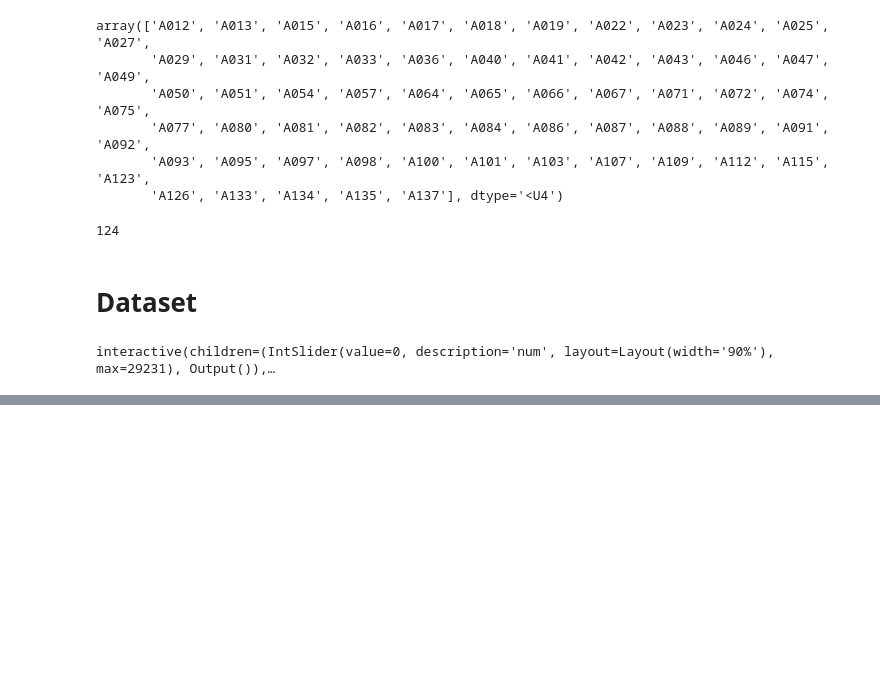
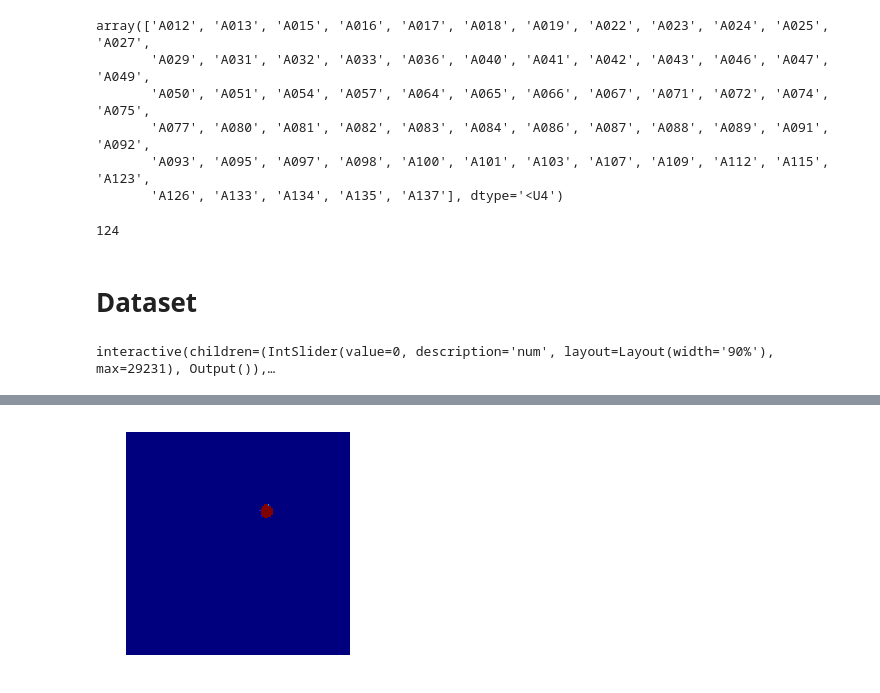
Before and after one commit to amer/2DUnet, a Jupyter notebook: inspect_aneurysm_data.ipynb, the cells around one changed output, grey strips where cells are left out. Drawn from its saved outputs; the diff is of its cells as text; code cells hidden in the pictures; blank space fills up the shorter version.

```diff
--- a/inspect_aneurysm_data.ipynb
+++ b/inspect_aneurysm_data.ipynb
@@ -370,3 +383,11 @@ def browse_png_and_mask(original_dir,mask_dir,dicom_num):
 browse_png_and_mask(str(PATH/TRAIN_DN),str(PATH/MASKS_DN),0)
 # %% [output]
 interactive(children=(IntSlider(value=0, description='num', layout=Layout(width='90%'), max=29231), Output()),…
+# %%
+class MatchedFilesDataset (FilesDataset):
+    def __init__(self, fnames, y, transform, path):
+        self.y=y
+        assert(len(fnames)==len(y))
+        super().__init__(fnames, transform, path)
+    def get_y(self, i): return open_image(os.path.join(self.path, self.y[i]))
+    def get_c(self): return 0
@@ -372,0 +409,9 @@ interactive(children=(IntSlider(value=0, description='num', layout=Layout(width=
+# %%
+aug_tfms = [RandomRotate(4, tfm_y=TfmType.CLASS),
+            RandomFlip(tfm_y=TfmType.CLASS),
+            RandomLighting(0.05, 0.05, tfm_y=TfmType.CLASS)]
+# %%
+tfms = tfms_from_model(resnet34, sz, crop_type=CropType.NO, tfm_y=TfmType.CLASS, aug_tfms=aug_tfms)
+datasets = ImageData.get_ds(MatchedFilesDataset, (trn_x,trn_y), (val_x,val_y), tfms, path=PATH)
+md = ImageData(PATH, datasets, bs, num_workers=16, classes=None)
+denorm = md.trn_ds.denorm
@@ -372,0 +517,4 @@ interactive(children=(IntSlider(value=0, description='num', layout=Layout(width=
+# %%
+show_img(y[39]);
+# %% [output]
+[figure, added]
```
Also changed, not shown: parts of 44 cells of this notebook.
